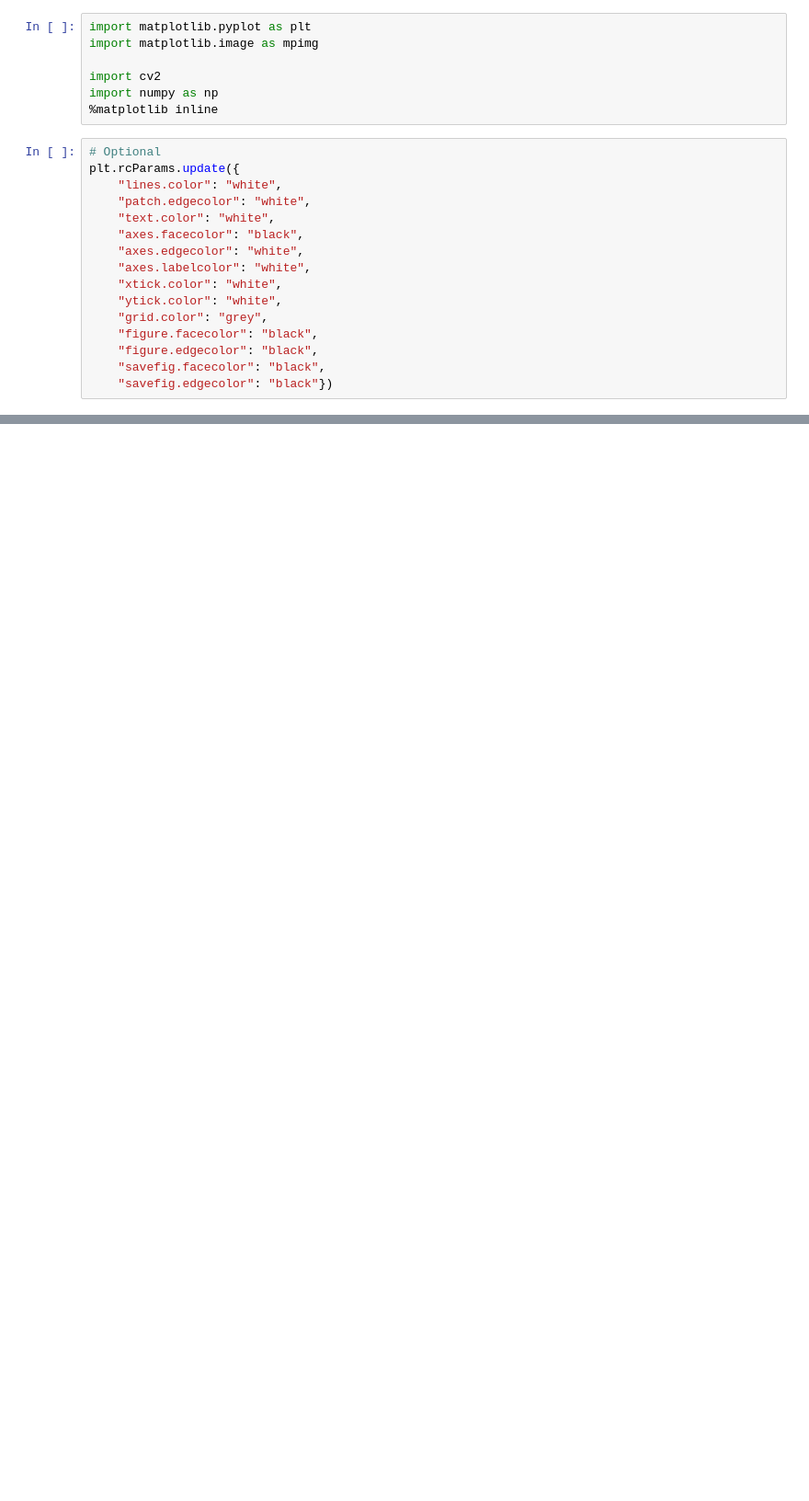
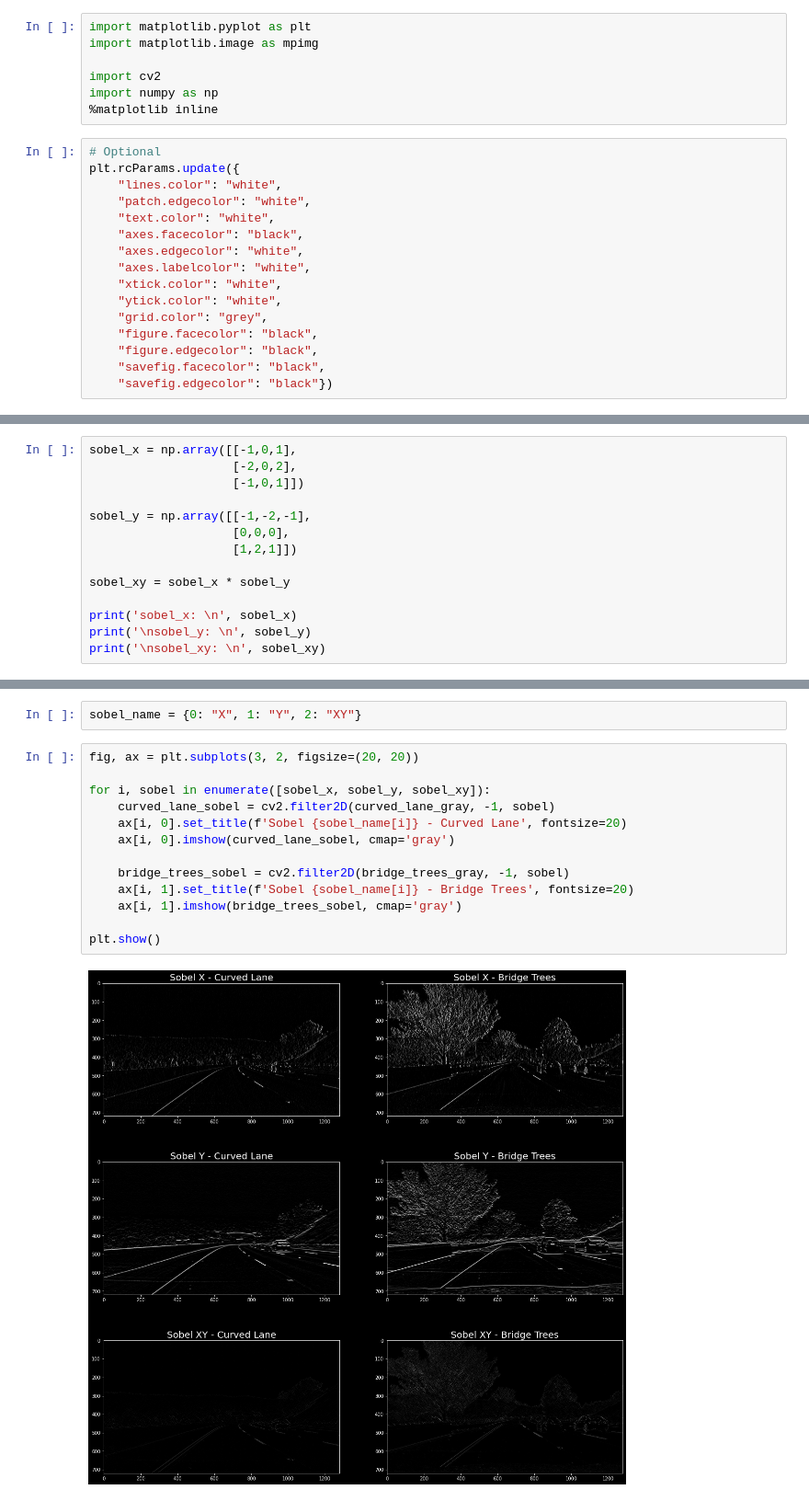
Before and after one commit to edutjie/Computer-Vision-Indonesia.AI, a Jupyter notebook: 1. Intro to Computer Vision/kernel.ipynb, the cells around one changed output, grey strips where cells are left out. Shown at 92% size. Cells and saved outputs as stored; diff of their text form; blank space fills up the shorter version.

```diff
--- a/1. Intro to Computer Vision/kernel.ipynb
+++ b/1. Intro to Computer Vision/kernel.ipynb
@@ -47,0 +69,14 @@ TypeError: inner() got multiple values for argument 'ax'
+# %%
+sobel_x = np.array([[-1,0,1],
+                    [-2,0,2],
+                    [-1,0,1]])
+
+sobel_y = np.array([[-1,-2,-1],
+                    [0,0,0],
+                    [1,2,1]])
+
+sobel_xy = sobel_x * sobel_y
+
+print('sobel_x: \n', sobel_x)
+print('\nsobel_y: \n', sobel_y)
+print('\nsobel_xy: \n', sobel_xy)
@@ -47,0 +98,17 @@ TypeError: inner() got multiple values for argument 'ax'
+# %%
+sobel_name = {0: "X", 1: "Y", 2: "XY"}
+# %%
+fig, ax = plt.subplots(3, 2, figsize=(20, 20))
+
+for i, sobel in enumerate([sobel_x, sobel_y, sobel_xy]):
+    curved_lane_sobel = cv2.filter2D(curved_lane_gray, -1, sobel)
+    ax[i, 0].set_title(f'Sobel {sobel_name[i]} - Curved Lane', fontsize=20)
+    ax[i, 0].imshow(curved_lane_sobel, cmap='gray')
+
+    bridge_trees_sobel = cv2.filter2D(bridge_trees_gray, -1, sobel)
+    ax[i, 1].set_title(f'Sobel {sobel_name[i]} - Bridge Trees', fontsize=20)
+    ax[i, 1].imshow(bridge_trees_sobel, cmap='gray')
+
+plt.show()
+# %% [output]
+[figure, added]
```
Also changed, not shown: parts of 10 cells of this notebook, 3 other files.
